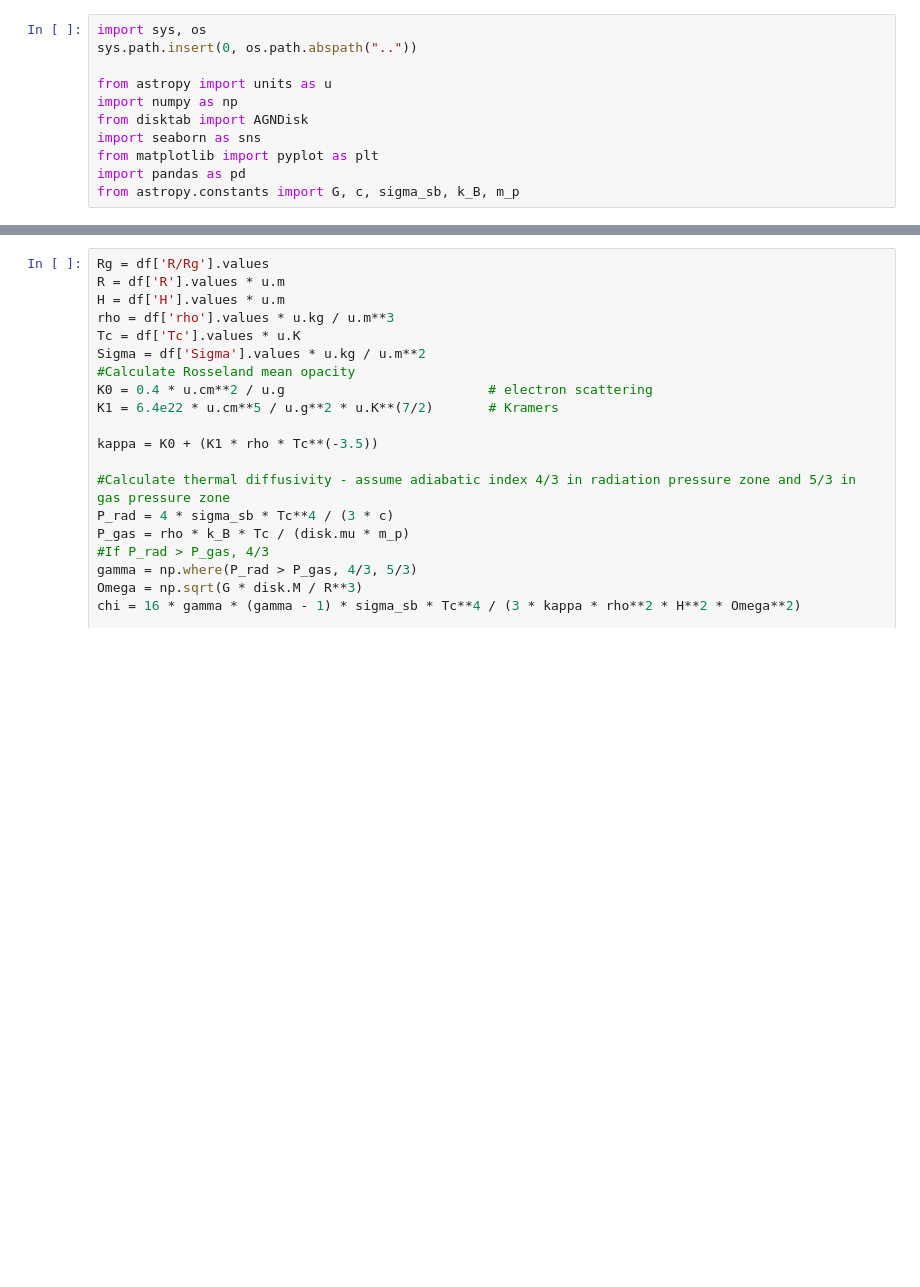
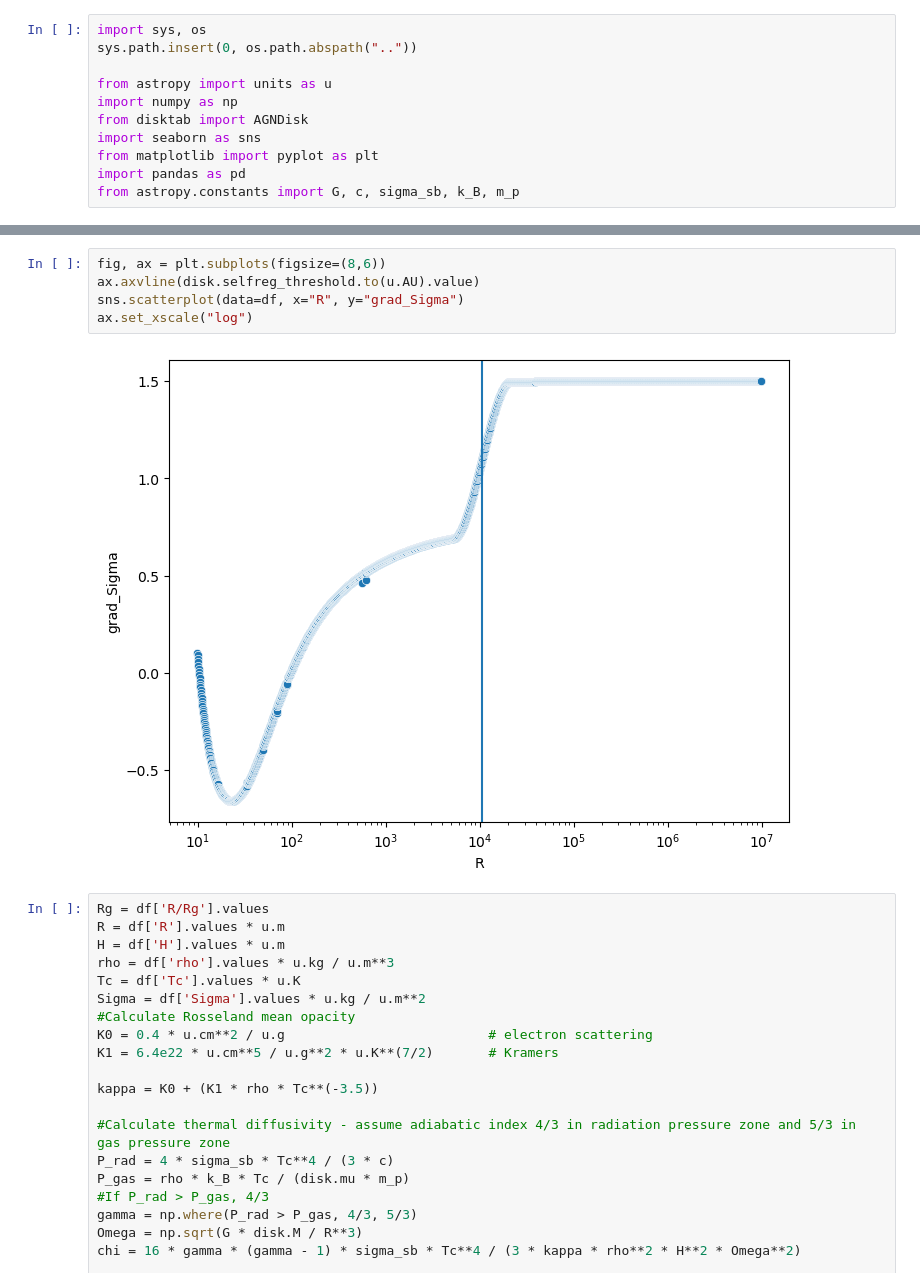
Before and after one commit to ntmarston/SpaceHub-Tinkering, a Jupyter notebook: disktab/notebooks/typeImigrationV2.ipynb, the cells around one changed output, grey strips where cells are left out. Cells and saved outputs as stored; diff of their text form; blank space fills up the shorter version.

```diff
--- a/disktab/notebooks/typeImigrationV2.ipynb
+++ b/disktab/notebooks/typeImigrationV2.ipynb
@@ -29,3 +41,10 @@ ValueError: spacehub_pretab requires at least 500 radial points, got 200. Increa
+# %%
+fig, ax = plt.subplots(figsize=(8,6))
+ax.axvline(disk.selfreg_threshold.to(u.AU).value)
+sns.scatterplot(data=df, x="R", y="grad_Sigma")
+ax.set_xscale("log")
+# %% [output]
+[figure, added]
 # %%
 Rg = df['R/Rg'].values
 R = df['R'].values * u.m
```
Also changed, not shown: parts of 2 cells of this notebook, 5 other files.
